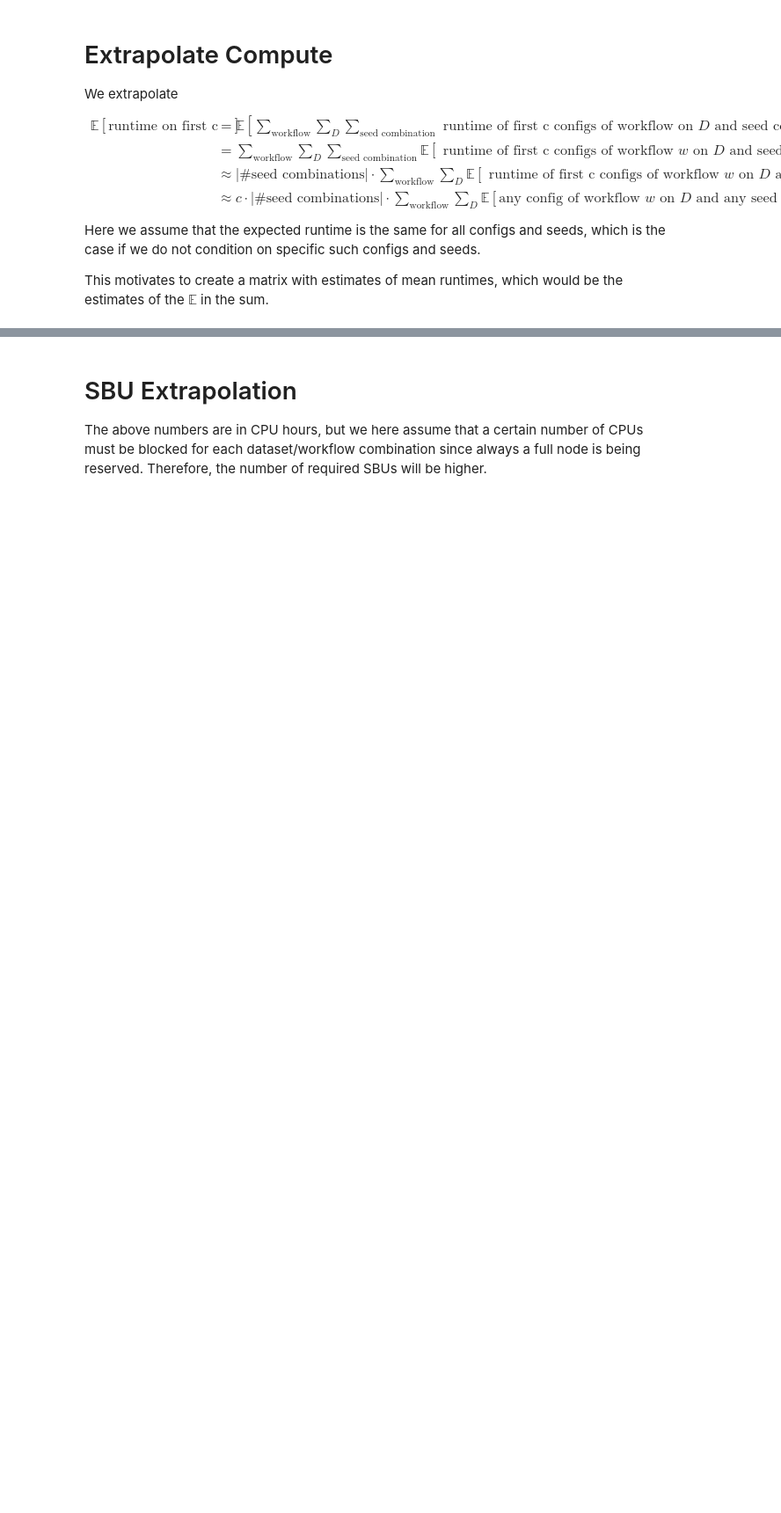
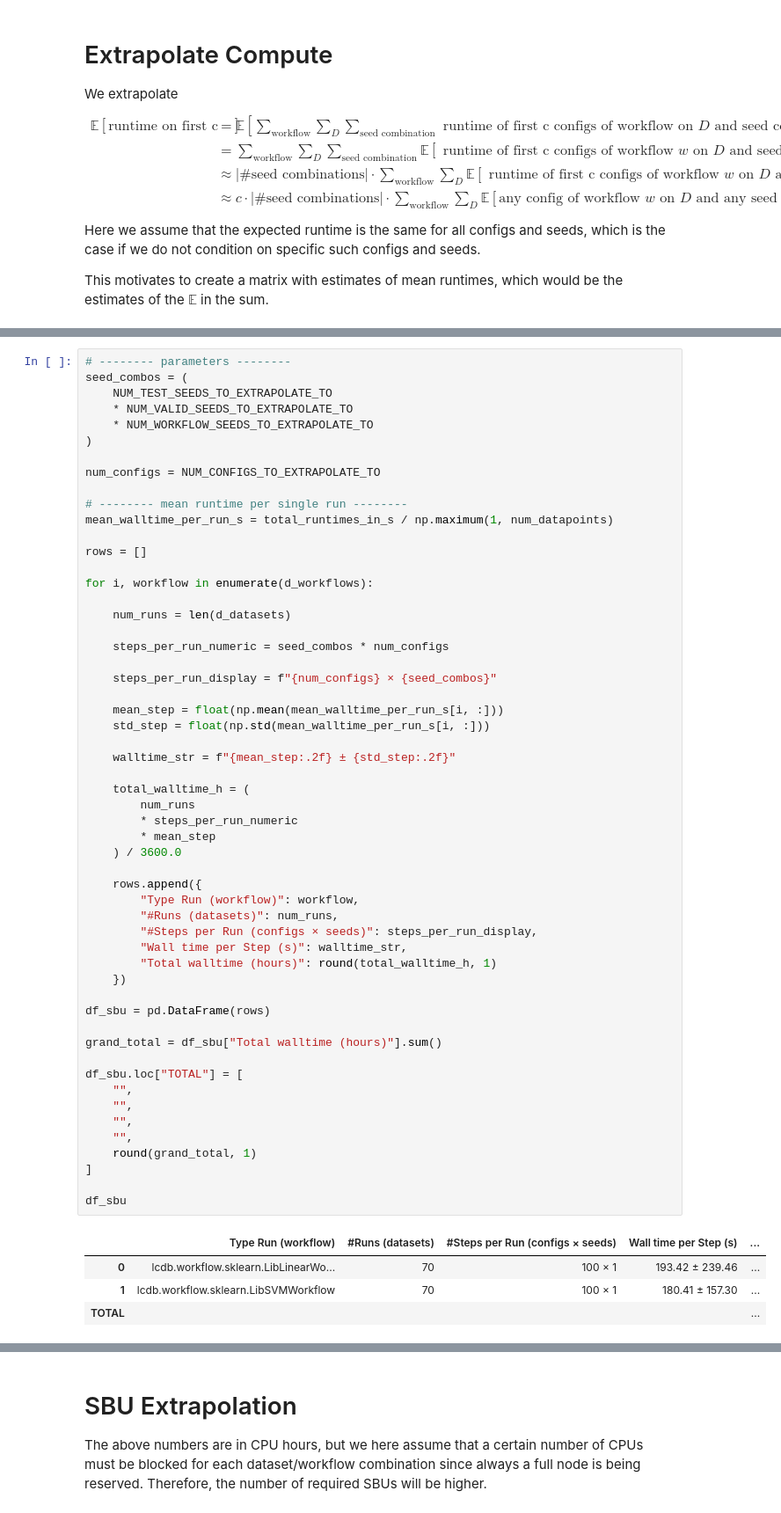
Before and after one commit to fmohr/lcdb, a Jupyter notebook: publications/2023-neurips/experiments/debugging/runtime-extrapolation.ipynb, the cells around one changed output, grey strips where cells are left out. Shown at 88% size. Saved outputs shown, nothing was run; the diff lists cells and outputs as text; blank space fills up the shorter version.

Commit message:
update runtime and SBUs estimation

```diff
--- a/publications/2023-neurips/experiments/debugging/runtime-extrapolation.ipynb
+++ b/publications/2023-neurips/experiments/debugging/runtime-extrapolation.ipynb
@@ -216,0 +213,60 @@ ValueError: The number of FixedLocator locations (4), usually from a call to set
+# %%
+# -------- parameters --------
+seed_combos = (
+    NUM_TEST_SEEDS_TO_EXTRAPOLATE_TO
+    * NUM_VALID_SEEDS_TO_EXTRAPOLATE_TO
+    * NUM_WORKFLOW_SEEDS_TO_EXTRAPOLATE_TO
+)
+
+num_configs = NUM_CONFIGS_TO_EXTRAPOLATE_TO
+
+# -------- mean runtime per single run --------
+mean_walltime_per_run_s = total_runtimes_in_s / np.maximum(1, num_datapoints)
+
+rows = []
+
+for i, workflow in enumerate(d_workflows):
+
+    num_runs = len(d_datasets)
+
+    steps_per_run_numeric = seed_combos * num_configs
+
+    steps_per_run_display = f"{num_configs} × {seed_combos}"
+
+    mean_step = float(np.mean(mean_walltime_per_run_s[i, :]))
+    std_step = float(np.std(mean_walltime_per_run_s[i, :]))
+
+    walltime_str = f"{mean_step:.2f} ± {std_step:.2f}"
+
+    total_walltime_h = (
+        num_runs
+        * steps_per_run_numeric
+        * mean_step
+    ) / 3600.0
+
+    rows.append({
+        "Type Run (workflow)": workflow,
+        "#Runs (datasets)": num_runs,
+        "#Steps per Run (configs × seeds)": steps_per_run_display,
+        "Wall time per Step (s)": walltime_str,
+        "Total walltime (hours)": round(total_walltime_h, 1)
+    })
+
+df_sbu = pd.DataFrame(rows)
+
+grand_total = df_sbu["Total walltime (hours)"].sum()
+
+df_sbu.loc["TOTAL"] = [
+    "",
+    "",
+    "",
+    "",
+    round(grand_total, 1)
+]
+
+df_sbu
+# %% [output]
+|  | Type Run (workflow) | #Runs (datasets) | #Steps per Run (configs × seeds) | Wall time per Step (s) | ... |
+| 0 | lcdb.workflow.sklearn.LibLinearWo... | 70 | 100 × 1 | 193.42 ± 239.46 | ... |
+| 1 | lcdb.workflow.sklearn.LibSVMWorkflow | 70 | 100 × 1 | 180.41 ± 157.30 | ... |
+| TOTAL |  |  |  |  | ... |
```
Also changed, not shown: parts of 10 cells of this notebook, 1 other file.
